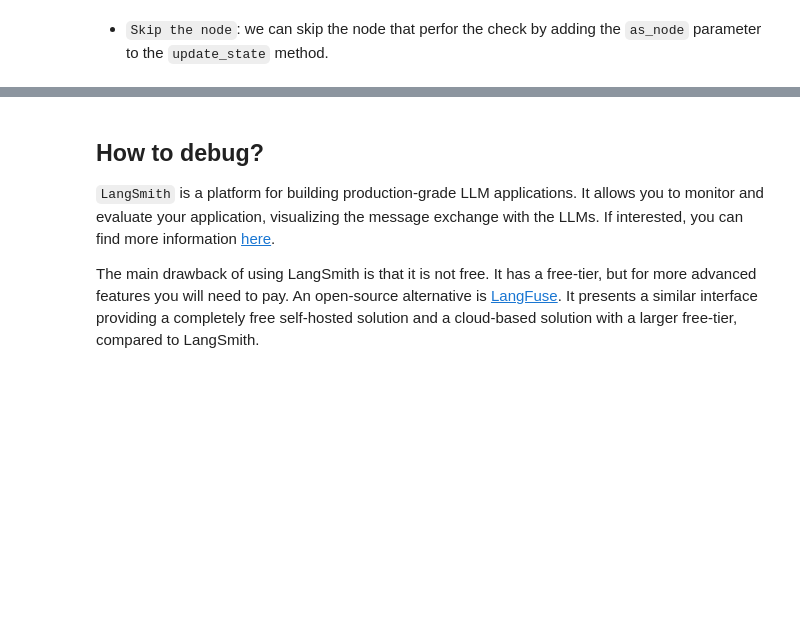
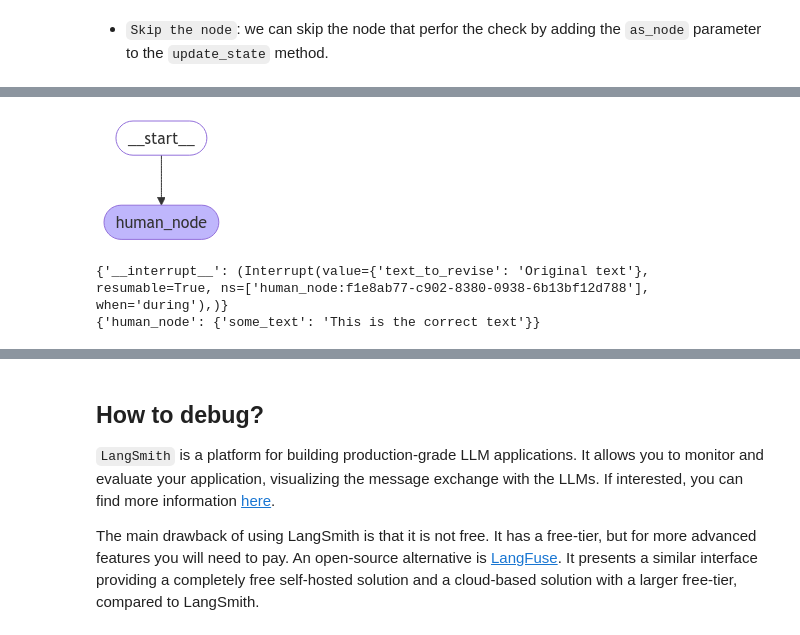
Before and after one commit to cris96spa/llm-agents, a Jupyter notebook: notebooks/llm_agents_aperitech.ipynb, the cells around one changed output, grey strips where cells are left out. Cells and saved outputs as stored; diff of their text form; code cells hidden in the pictures; blank space fills up the shorter version.

Commit message:
human in the loop

```diff
--- a/notebooks/llm_agents_aperitech.ipynb
+++ b/notebooks/llm_agents_aperitech.ipynb
@@ -938,0 +952,66 @@ Tool Calls:
+# %%
+from typing import TypedDict
+import uuid
+
+from langgraph.checkpoint.memory import MemorySaver
+from langgraph.constants import START
+from langgraph.graph import StateGraph
+from langgraph.types import interrupt, Command
+from pydantic import BaseModel
+
+class State(BaseModel):
+   """The graph state."""
+   some_text: str
+
+def human_node(state: State):
+   value = interrupt(
+      # Any JSON serializable value to surface to the human.
+      # For example, a question or a piece of text or a set of keys in the state
+      {
+         "text_to_revise": state.some_text
+      }
+   )
+   return {
+      # Update the state with the human's input
+      "some_text": value
+   }
+
+
+# Build the graph
+graph_builder = StateGraph(State)
+# Add the human-node to the graph
+graph_builder.add_node("human_node", human_node)
+graph_builder.add_edge(START, "human_node")
+
+# A checkpointer is required for `interrupt` to work.
+checkpointer = MemorySaver()
+graph = graph_builder.compile(
+   checkpointer=checkpointer
+)
+
+display(
+    Image(
+        graph.get_graph().draw_mermaid_png()
+    )
+)
+
+# Pass a thread ID to the graph to run it.
+thread_config = {"configurable": {"thread_id": uuid.uuid4()}}
+original_text = "Original text"
+
+# Using stream() to directly surface the `__interrupt__` information.
+for chunk in graph.stream({"some_text": original_text}, config=thread_config):
+   print(chunk)
+
+user_input = input(f"The current text is {original_text}, do you confirm? (yes to continue/no to edit):")
+if user_input.lower() == "no":
+   user_input = input("Please enter the correct text: ")
+else:
+   user_input = original_text
+# Resume using Command
+for chunk in graph.stream(Command(resume=user_input), config=thread_config):
+   print(chunk)
+# %% [output]
+[figure, added]
+{'__interrupt__': (Interrupt(value={'text_to_revise': 'Original text'}, resumable=True, ns=['human_node:f1e8ab77-c902-8380-0938-6b13bf12d788'], when='during'),)}
+{'human_node': {'some_text': 'This is the correct text'}}
```
Also changed, not shown: parts of 20 cells of this notebook, 1 other file.
